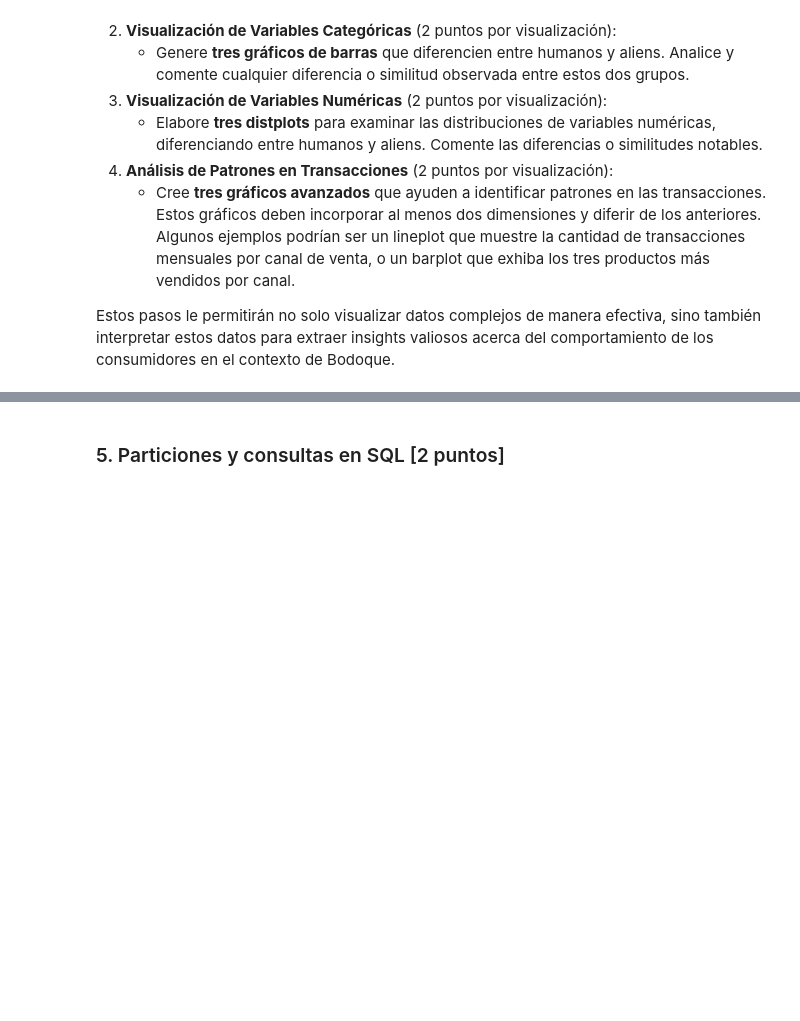
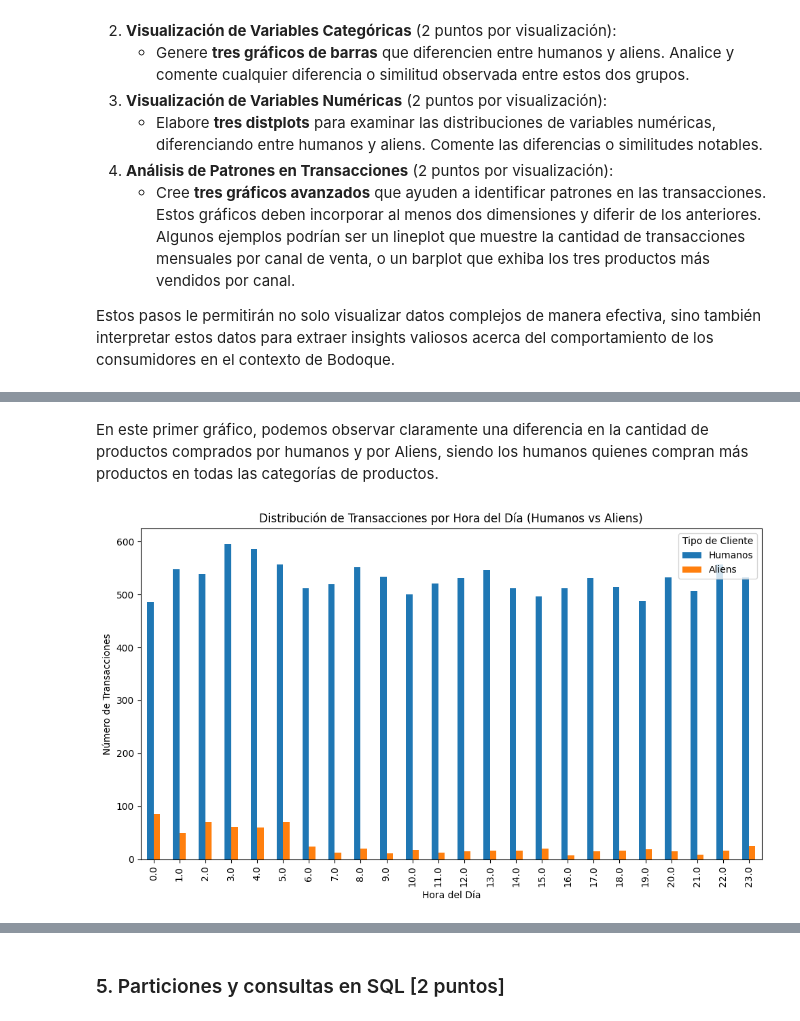
Before and after one commit to IsraPKMNPAP/Laboratorio-de-Herramientas, a Jupyter notebook: Laboratorios/Lab4_enunciado.ipynb, the cells around one changed output, grey strips where cells are left out. Drawn from its saved outputs; the diff is of its cells as text; code cells hidden in the pictures; blank space fills up the shorter version.

```diff
--- a/Laboratorios/Lab4_enunciado.ipynb
+++ b/Laboratorios/Lab4_enunciado.ipynb
@@ -539,0 +575,20 @@ Estos pasos le permitirán no solo visualizar datos complejos de manera efectiva
+# %% [markdown]
+En este primer gráfico, podemos observar claramente una diferencia en la cantidad de productos comprados por humanos y por Aliens, siendo los humanos quienes compran más productos en todas las categorías de productos.
+# %%
+# Agrupamos por 'Is An Alien' y 'Transaction Hour'
+frecuencia_hora = df_pandas.groupby(['Transaction Hour', 'Is An Alien']).size().unstack()
+
+# Creamos el gráfico de barras
+frecuencia_hora.plot(kind='bar', figsize=(10, 6))
+
+plt.title('Distribución de Transacciones por Hora del Día (Humanos vs Aliens)')
+plt.xlabel('Hora del Día')
+plt.ylabel('Número de Transacciones')
+plt.legend(title='Tipo de Cliente', labels=['Humanos', 'Aliens'])
+
+# Ajustamos la figura
+plt.tight_layout()
+
+plt.show()
+# %% [output]
+[figure, added]
```
Also changed, not shown: parts of 15 cells of this notebook.
